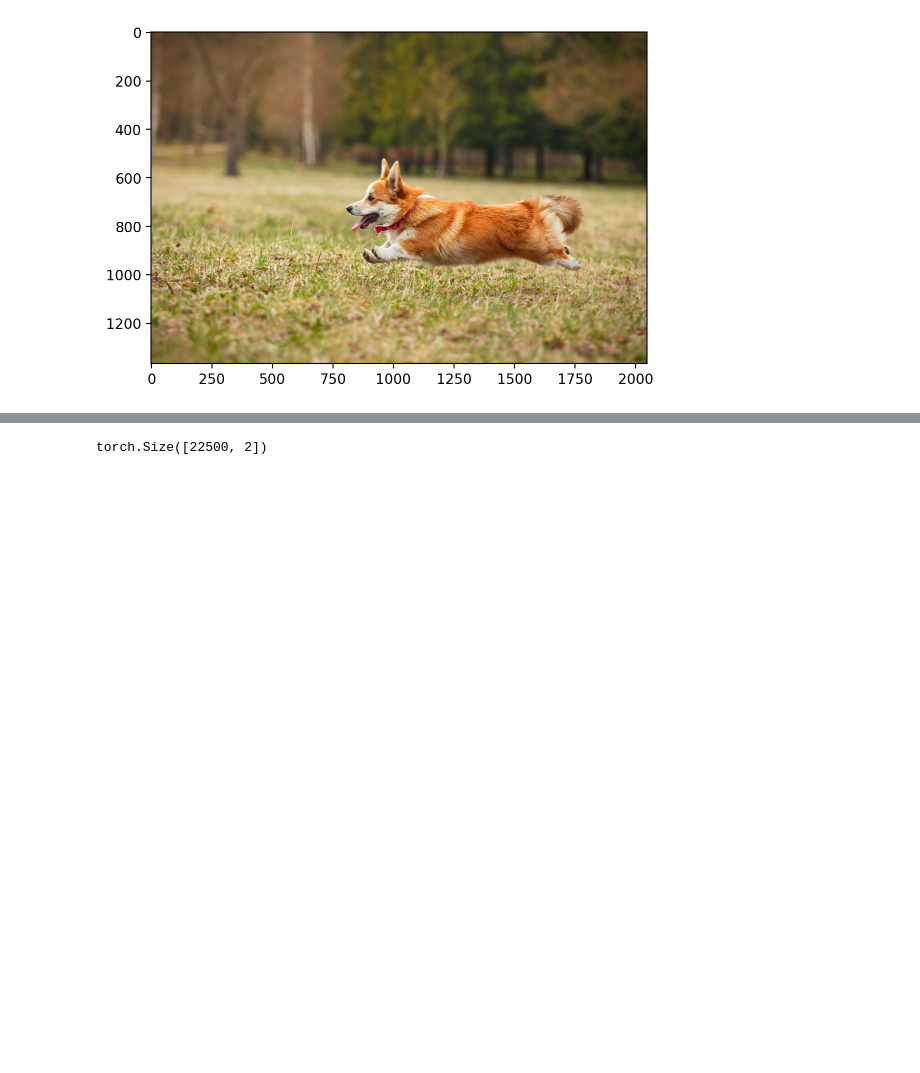
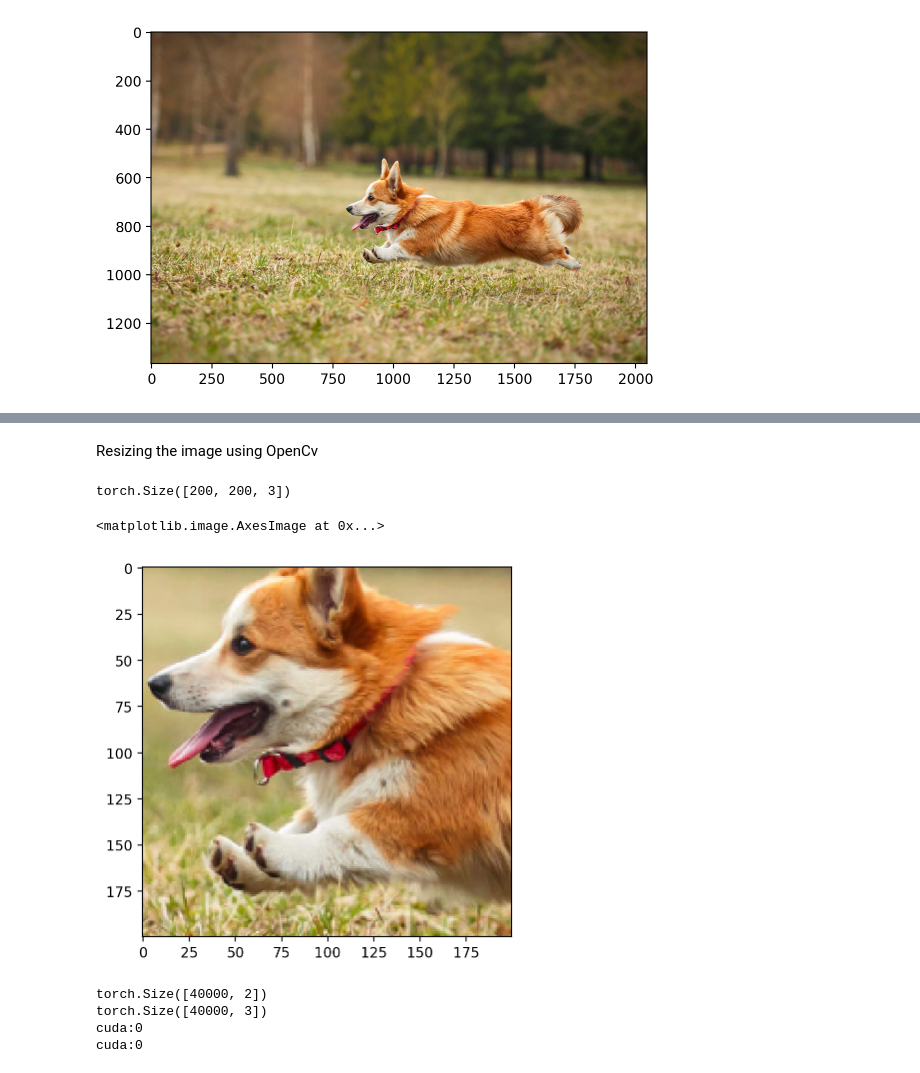
Before and after one commit to abhinauu/es335-24-fall-assignment-2, a Jupyter notebook: question3/q3.ipynb, the cells around one changed output, grey strips where cells are left out. Drawn from its saved outputs; the diff is of its cells as text; code cells hidden in the pictures; blank space fills up the shorter version.

```diff
--- a/question3/q3.ipynb
+++ b/question3/q3.ipynb
@@ -66 +67,17 @@ plt.imshow(rearrange(crop, 'c h w -> h w c').cpu().numpy())
+# %% [markdown]
+Resizing the image using OpenCv
+# %%
+import cv2
+
+resized_crop = cv2.resize(rearrange(crop, 'c h w -> h w c').cpu().numpy(), (200, 200))
+
+resized_crop = torch.tensor(resized_crop)
+
+resized_crop = resized_crop.to(device)
+print(resized_crop.shape)
+plt.imshow(resized_crop.cpu().numpy())
+# %% [output]
+torch.Size([200, 200, 3])
+<matplotlib.image.AxesImage at 0x...>
+[figure, added]
 # %%
@@ -95,6 +109,15 @@ dog_X,dog_y = create_coordinate_map(crop)
+# %%
+dog_X , dog_Y = create_coordinate_map(resized_crop)
+print(dog_X.shape)
+print(dog_Y.shape)
+print(dog_X.device)
+print(dog_Y.device)
+# %% [output]
+torch.Size([40000, 2])
+torch.Size([40000, 3])
+cuda:0
+cuda:0
 # %%
-
-# MinMaxScaler from -1 to 1
 scaler_X = preprocessing.MinMaxScaler(feature_range=(-1, 1)).fit(dog_X.cpu())
 
 # Scale the X coordinates
@@ -105,9 +128,6 @@ dog_X_scaled = torch.tensor(dog_X_scaled).to(device)
 
 # Set to dtype float32
 dog_X_scaled = dog_X_scaled.float()
-dog_X_scaled.shape
-# %% [output]
-torch.Size([22500, 2])
 # %%
 
 class LinearModel(nn.Module):
```
Also changed, not shown: parts of 29 cells of this notebook.
